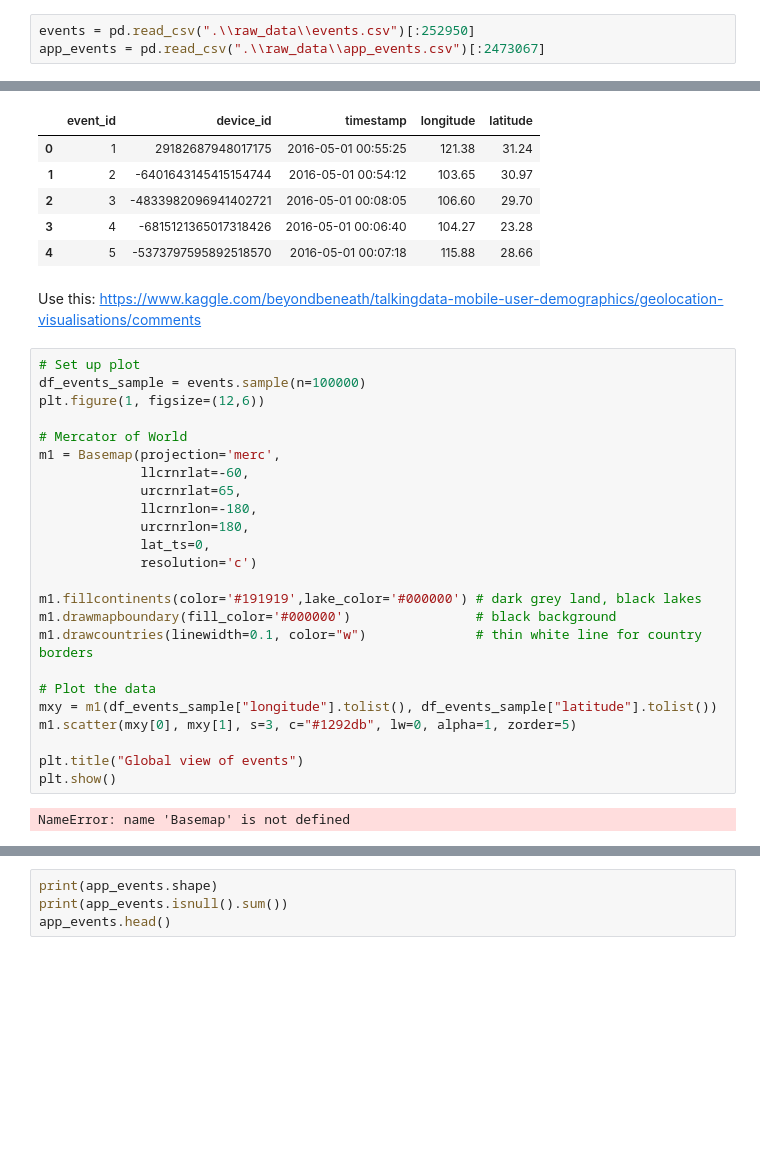
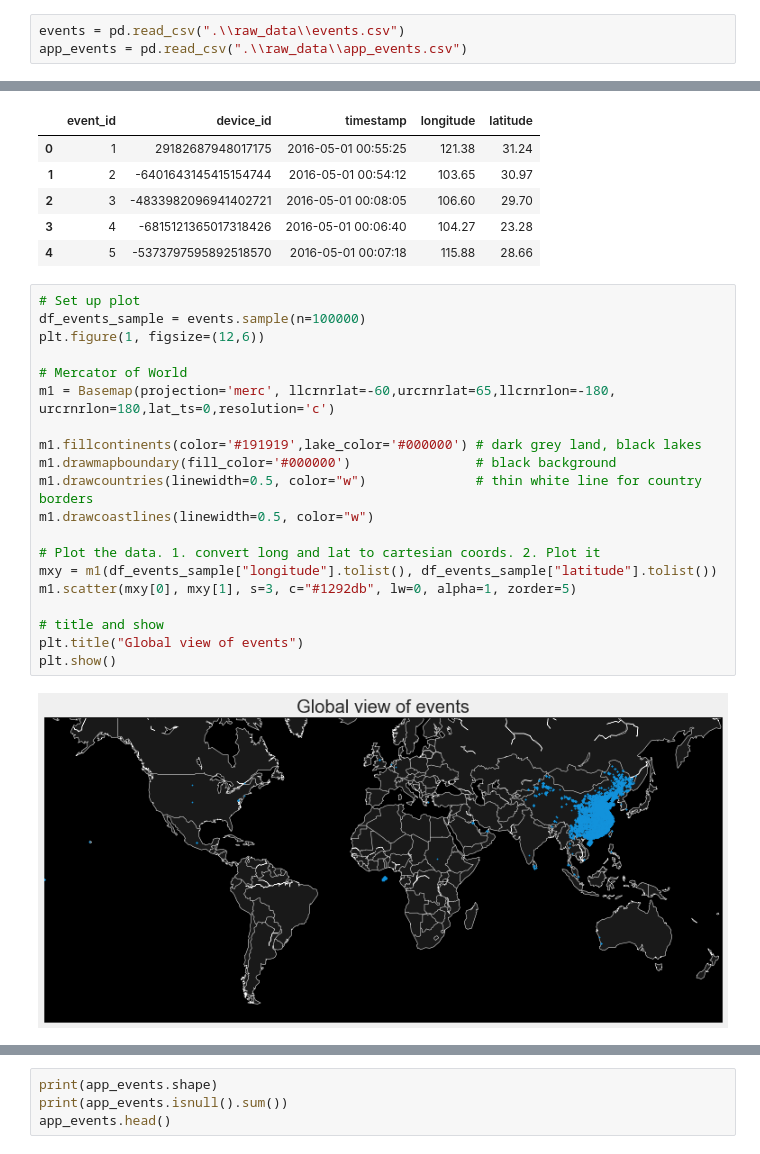
Before and after one commit to nachocarracedo/taking_data, a Jupyter notebook: EDA_Taking_Data.ipynb, the cells around one changed output, grey strips where cells are left out. Cells and saved outputs as stored; diff of their text form; blank space fills up the shorter version.

```diff
--- a/EDA_Taking_Data.ipynb
+++ b/EDA_Taking_Data.ipynb
@@ -127,8 +125,8 @@ gender_age_train.age.value_counts().reset_index().sort('index')[:10]
 # %% [markdown]
 # events, app_events, app_labels
 # %%
-events = pd.read_csv(".\\raw_data\\events.csv")[:252950]
-app_events = pd.read_csv(".\\raw_data\\app_events.csv")[:2473067]
+events = pd.read_csv(".\\raw_data\\events.csv")
+app_events = pd.read_csv(".\\raw_data\\app_events.csv")
 # %%
 print(events.shape)
 print(events.isnull().sum())
@@ -147,32 +145,25 @@ dtype: int64
 | 2 | 3 | -4833982096941402721 | 2016-05-01 00:08:05 | 106.60 | 29.70 |
 | 3 | 4 | -6815121365017318426 | 2016-05-01 00:06:40 | 104.27 | 23.28 |
 | 4 | 5 | -5373797595892518570 | 2016-05-01 00:07:18 | 115.88 | 28.66 |
-# %% [markdown]
-Use this:
-https://www.kaggle.com/beyondbeneath/talkingdata-mobile-user-demographics/geolocation-visualisations/comments
 # %%
 # Set up plot
 df_events_sample = events.sample(n=100000)
 plt.figure(1, figsize=(12,6))
 
 # Mercator of World
-m1 = Basemap(projection='merc',
-             llcrnrlat=-60,
-             urcrnrlat=65,
-             llcrnrlon=-180,
-             urcrnrlon=180,
-             lat_ts=0,
-             resolution='c')
+m1 = Basemap(projection='merc', llcrnrlat=-60,urcrnrlat=65,llcrnrlon=-180, urcrnrlon=180,lat_ts=0,resolution='c')
 
 m1.fillcontinents(color='#191919',lake_color='#000000') # dark grey land, black lakes
 m1.drawmapboundary(fill_color='#000000')                # black background
-m1.drawcountries(linewidth=0.1, color="w")              # thin white line for country borders
+m1.drawcountries(linewidth=0.5, color="w")              # thin white line for country borders
+m1.drawcoastlines(linewidth=0.5, color="w")
 
-# Plot the data
+# Plot the data. 1. convert long and lat to cartesian coords. 2. Plot it
 mxy = m1(df_events_sample["longitude"].tolist(), df_events_sample["latitude"].tolist())
 m1.scatter(mxy[0], mxy[1], s=3, c="#1292db", lw=0, alpha=1, zorder=5)
 
+# title and show
 plt.title("Global view of events")
 plt.show()
 # %% [output]
-NameError: name 'Basemap' is not defined
+[figure, added]
```
Also changed, not shown: parts of 5 cells of this notebook, 1 other file.
